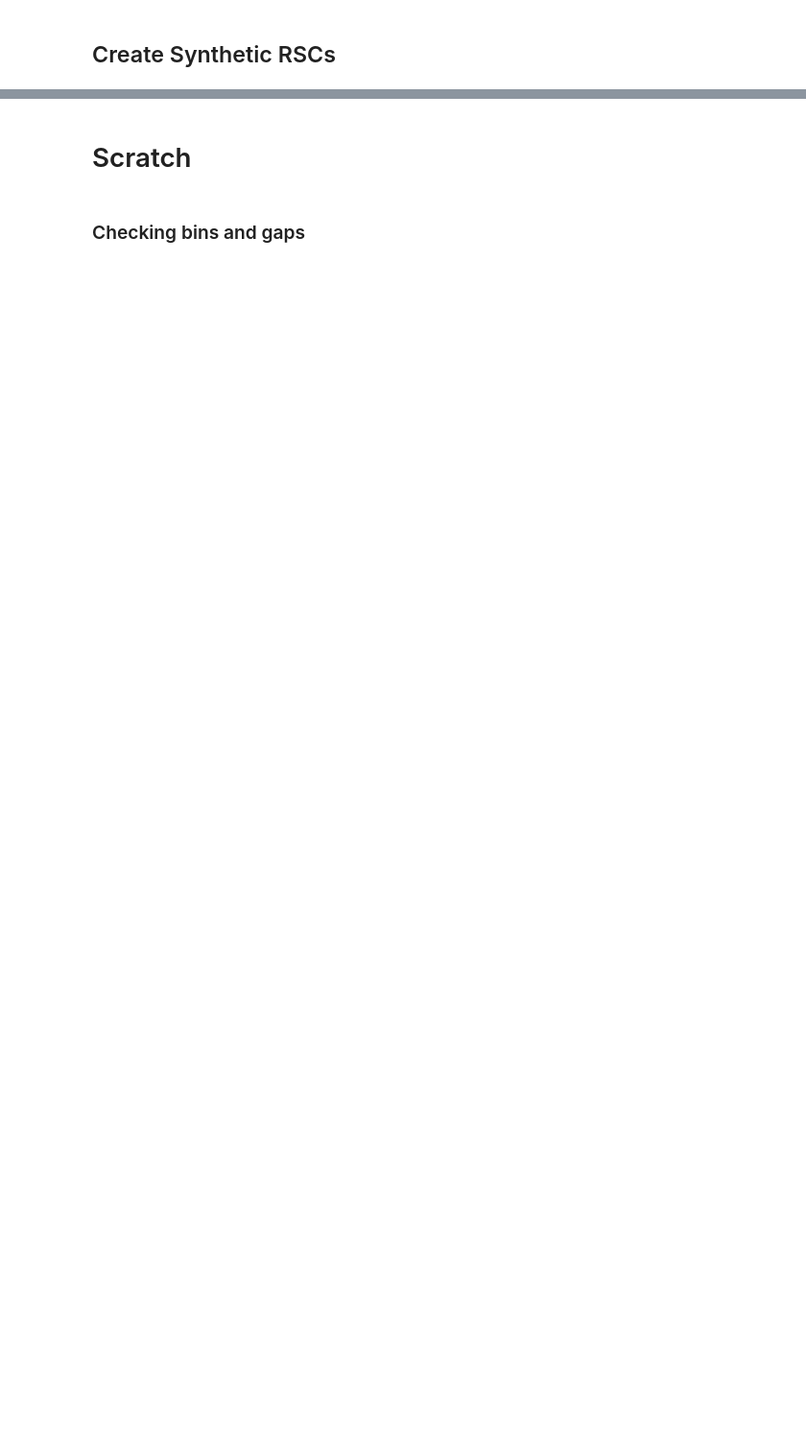
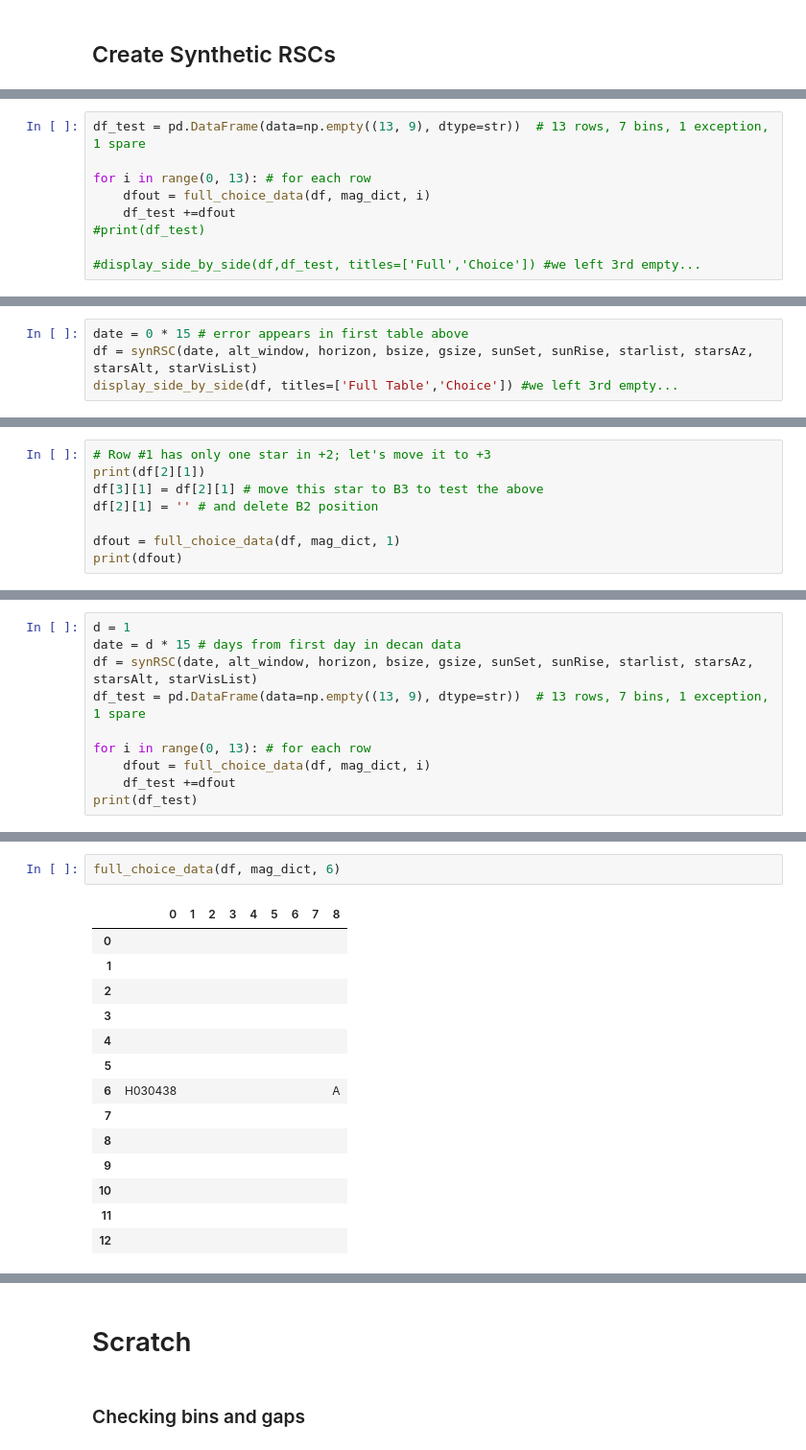
Before and after one commit to lunazagor/decanOpy, a Jupyter notebook: notebooks/synRSCgenerator.ipynb, the cells around one changed output, grey strips where cells are left out. Shown: that part at 96% size. Drawn from its saved outputs; the diff is of its cells as text; blank space fills up the shorter version.

```diff
--- a/notebooks/synRSCgenerator.ipynb
+++ b/notebooks/synRSCgenerator.ipynb
@@ -465,0 +1252,9 @@ known_stars_dict
+# %%
+df_test = pd.DataFrame(data=np.empty((13, 9), dtype=str))  # 13 rows, 7 bins, 1 exception, 1 spare
+
+for i in range(0, 13): # for each row
+    dfout = full_choice_data(df, mag_dict, i)
+    df_test +=dfout
+#print(df_test)
+
+#display_side_by_side(df,df_test, titles=['Full','Choice']) #we left 3rd empty...
@@ -465,0 +1308,4 @@ known_stars_dict
+# %%
+date = 0 * 15 # error appears in first table above
+df = synRSC(date, alt_window, horizon, bsize, gsize, sunSet, sunRise, starlist, starsAz, starsAlt, starVisList)
+display_side_by_side(df, titles=['Full Table','Choice']) #we left 3rd empty...
@@ -465,0 +1347,8 @@ known_stars_dict
+# %%
+# Row #1 has only one star in +2; let's move it to +3
+print(df[2][1])
+df[3][1] = df[2][1] # move this star to B3 to test the above
+df[2][1] = '' # and delete B2 position
+
+dfout = full_choice_data(df, mag_dict, 1)
+print(dfout)
@@ -465,0 +1373,10 @@ known_stars_dict
+# %%
+d = 1
+date = d * 15 # days from first day in decan data
+df = synRSC(date, alt_window, horizon, bsize, gsize, sunSet, sunRise, starlist, starsAz, starsAlt, starVisList)
+df_test = pd.DataFrame(data=np.empty((13, 9), dtype=str))  # 13 rows, 7 bins, 1 exception, 1 spare
+
+for i in range(0, 13): # for each row
+    dfout = full_choice_data(df, mag_dict, i)
+    df_test +=dfout
+print(df_test)
@@ -465,0 +1661,17 @@ known_stars_dict
+# %%
+full_choice_data(df, mag_dict, 6)
+# %% [output]
+|  | 0 | 1 | 2 | 3 | 4 | 5 | 6 | 7 | 8 |
+| 0 |  |  |  |  |  |  |  |  |  |
+| 1 |  |  |  |  |  |  |  |  |  |
+| 2 |  |  |  |  |  |  |  |  |  |
+| 3 |  |  |  |  |  |  |  |  |  |
+| 4 |  |  |  |  |  |  |  |  |  |
+| 5 |  |  |  |  |  |  |  |  |  |
+| 6 | H030438 |  |  |  |  |  |  |  | A |
+| 7 |  |  |  |  |  |  |  |  |  |
+| 8 |  |  |  |  |  |  |  |  |  |
+| 9 |  |  |  |  |  |  |  |  |  |
+| 10 |  |  |  |  |  |  |  |  |  |
+| 11 |  |  |  |  |  |  |  |  |  |
+| 12 |  |  |  |  |  |  |  |  |  |
```
Also changed, not shown: parts of 90 cells of this notebook.
